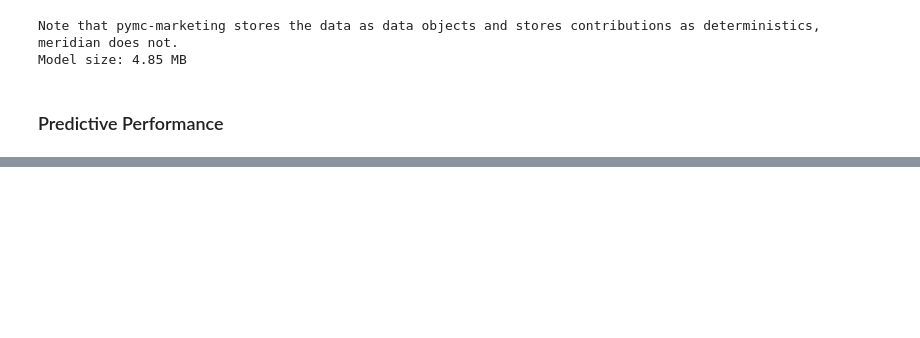
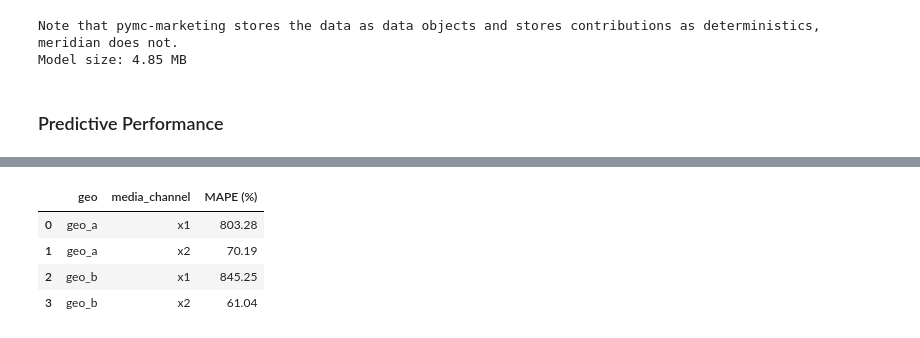
Before and after one commit to pymc-labs/mmm-param-recovery, a Jupyter notebook: meridian-geo-level-mmm.ipynb, the cells around one changed output, grey strips where cells are left out. Drawn from its saved outputs; the diff is of its cells as text; code cells hidden in the pictures; blank space fills up the shorter version.

```diff
--- a/meridian-geo-level-mmm.ipynb
+++ b/meridian-geo-level-mmm.ipynb
@@ -72,6 +75,8 @@ data_df.head()
 | 3 | 2018-04-23 | 3864.219373 | 0.071399 | 0.0 | 0.0 | 0.0 | 113 | 3 | geo_a | 1 |
 | 4 | 2018-04-30 | 4441.625278 | 0.386745 | 0.0 | 0.0 | 0.0 | 120 | 4 | geo_a | 1 |
 # %%
+channel_columns = [col for col in data_df.columns if re.fullmatch(r"x\d+", col)]
+
 builder = (
     data_frame_input_data_builder.DataFrameInputDataBuilder(kpi_type='revenue')
     .with_kpi(data_df, kpi_col="y")
@@ -81,9 +86,9 @@ builder = (
     )
     .with_media(
     data_df,
-    media_cols=["x1", "x2"],
-    media_spend_cols=["x1", "x2"],
-    media_channels=["x1", "x2"],
+    media_cols=channel_columns,
+    media_spend_cols=channel_columns,
+    media_channels=channel_columns,
     )
 )
 
@@ -281,0 +338,29 @@ upper_contribution_df['date_week'] = data.time
+# %%
+# ---------------------------TO BE DELETED ----------------------------
+contrib_df = data_df.copy()
+
+channel_cols = [col for col in contrib_df.columns if col.startswith("x")]
+
+for col in channel_cols:
+    scaling = np.random.uniform(1000, 2000)
+    contrib_df[col] = contrib_df[col] * scaling
+
+long_contrib_df = contrib_df.melt(
+    id_vars=["time", "geo"],
+    value_vars=[col for col in channel_cols],
+    var_name="media_channel",
+    value_name="contribution"
+)
+
+long_contrib_df["media_channel"] = long_contrib_df["media_channel"]
+
+long_contrib_df["time"] = pd.to_datetime(long_contrib_df["time"])
+
+true_contributions_da = (
+    long_contrib_df
+    .set_index(["time", "geo", "media_channel"])
+    .to_xarray()
+)["contribution"]
+
+true_contributions_ds = true_contributions_da.to_dataset(name="contribution")
+# ---------------------------------------------------------------------
@@ -281,0 +477,9 @@ upper_contribution_df['date_week'] = data.time
+# %%
+mape_df = compute_mape_table(predicted_contributions_ds, true_contributions_ds)
+mape_df
+# %% [output]
+|  | geo | media_channel | MAPE (%) |
+| 0 | geo_a | x1 | 803.28 |
+| 1 | geo_a | x2 | 70.19 |
+| 2 | geo_b | x1 | 845.25 |
+| 3 | geo_b | x2 | 61.04 |
```
Also changed, not shown: parts of 18 cells of this notebook.
